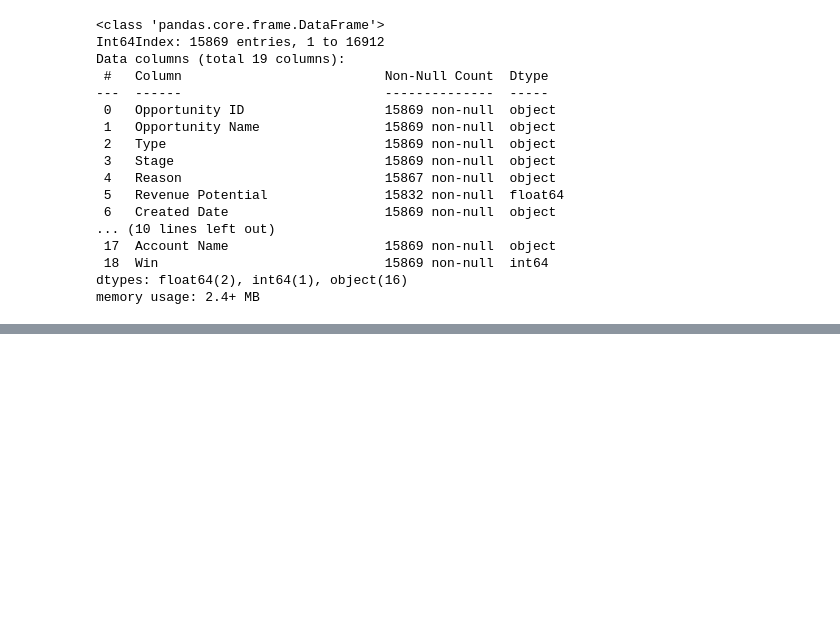
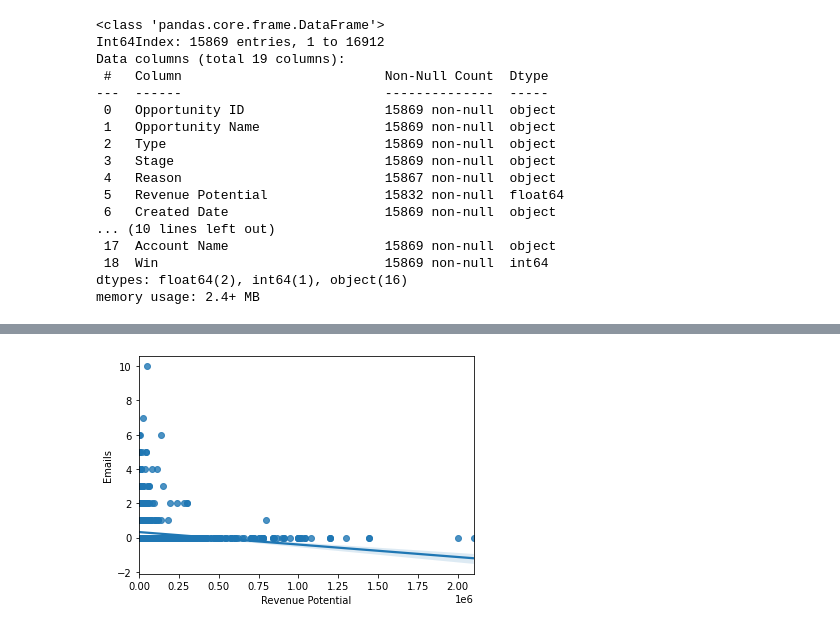
Before and after one commit to alexeimarcilio/GBC, a Jupyter notebook: project/GBC_Machine_Learning_Project.ipynb, the cells around one changed output, grey strips where cells are left out. Cells and saved outputs as stored; diff of their text form; code cells hidden in the pictures; blank space fills up the shorter version.

```diff
--- a/project/GBC_Machine_Learning_Project.ipynb
+++ b/project/GBC_Machine_Learning_Project.ipynb
@@ -468,0 +453,23 @@ for x in range(0,23):
+# %%
+# Let us create dummy variables for each type of task and group by OpportunityID (WhatID)
+features = ["TASKSUBTYPE"]
+taskCallsDum = pd.get_dummies(tasks[features])
+tasksCalls = tasks[['WHATID','TASKSUBTYPE']]
+dfCalls = pd.concat([tasksCalls, taskCallsDum], axis=1)
+dfCalls.head(5)
+dfCalls.columns = ['OppID', 'Type', 'Calls', 'Emails', 'Tasks']
+# %%
+# Now we can group by OppID
+dfCallsGrouped = dfCalls.groupby('OppID')
+CallsCount = dfCallsGrouped.sum()
+# %%
+CallsCount.reset_index(level=0, inplace=True)
+# The OppIDs in Tasks have an addition 3 characters - let's truncate them
+CallsCount['OppID'] = CallsCount['OppID'].str[:15]
+# %%
+# Let's merge the tables so we have coumns for total Calls
+Opps = pd.merge(opportunities, CallsCount, how='left', on=['OppID'])
+# %%
+ax = sns.regplot(x="Revenue Potential", y="Emails", data=Opps)
+# %% [output]
+[figure, added]
```
Also changed, not shown: parts of 51 cells of this notebook, 14 other files.
